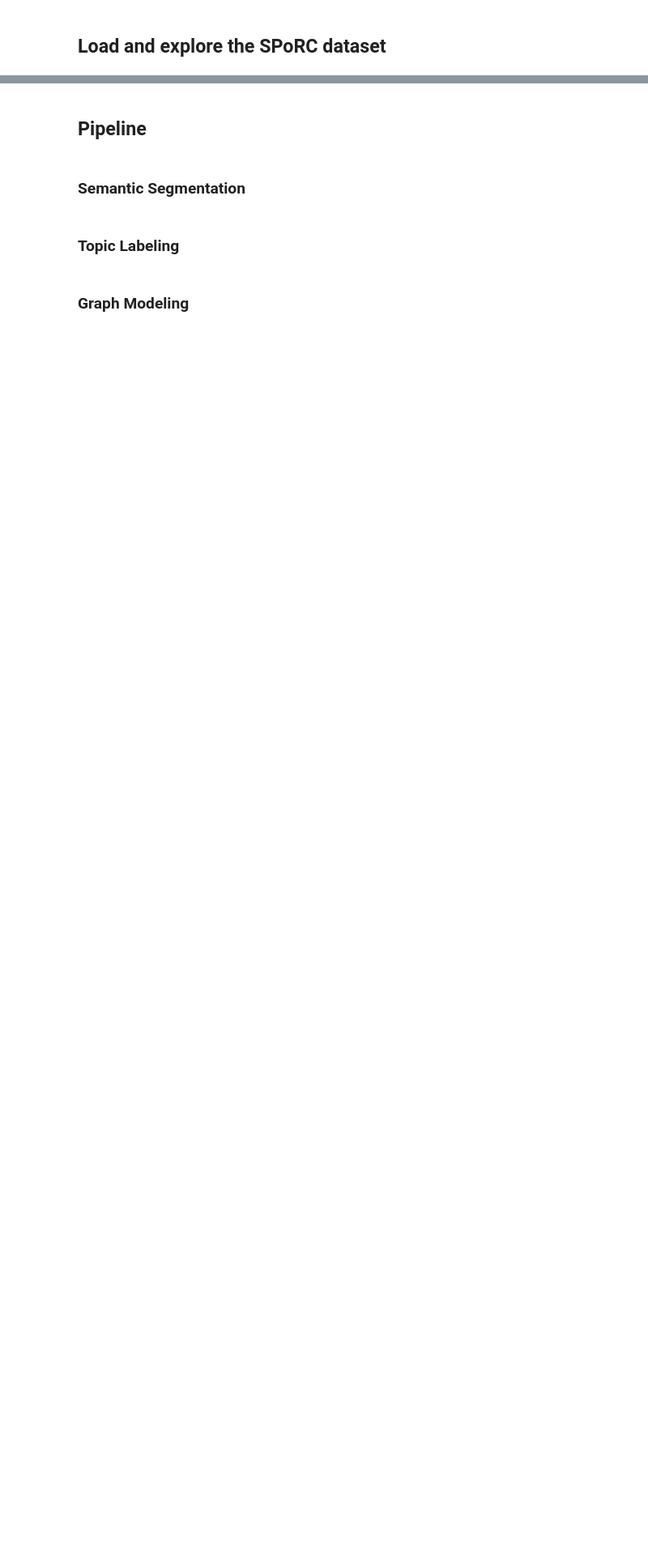
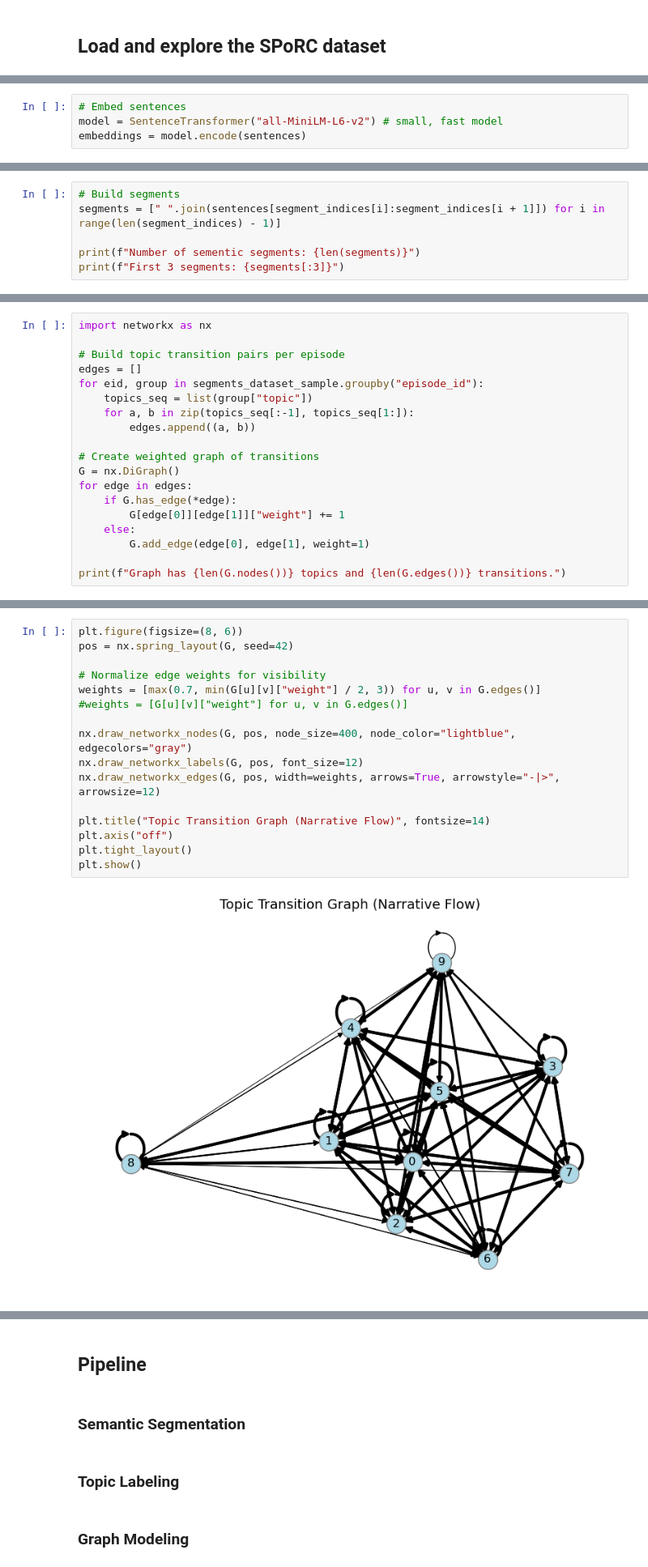
Before and after one commit to au-nlp/project-milestone-p2-group-10, a Jupyter notebook: main.ipynb, the cells around one changed output, grey strips where cells are left out. Shown at 81% size. Cells and saved outputs as stored; diff of their text form; blank space fills up the shorter version.

```diff
--- a/main.ipynb
+++ b/main.ipynb
@@ -12,0 +95,4 @@ ModuleNotFoundError: No module named 'bertopic'
+# %%
+# Embed sentences
+model = SentenceTransformer("all-MiniLM-L6-v2") # small, fast model
+embeddings = model.encode(sentences)
@@ -12,0 +113,6 @@ ModuleNotFoundError: No module named 'bertopic'
+# %%
+# Build segments
+segments = [" ".join(sentences[segment_indices[i]:segment_indices[i + 1]]) for i in range(len(segment_indices) - 1)]
+
+print(f"Number of sementic segments: {len(segments)}")
+print(f"First 3 segments: {segments[:3]}")
@@ -12,0 +233,19 @@ ModuleNotFoundError: No module named 'bertopic'
+# %%
+import networkx as nx
+
+# Build topic transition pairs per episode
+edges = []
+for eid, group in segments_dataset_sample.groupby("episode_id"):
+    topics_seq = list(group["topic"])
+    for a, b in zip(topics_seq[:-1], topics_seq[1:]):
+        edges.append((a, b))
+
+# Create weighted graph of transitions
+G = nx.DiGraph()
+for edge in edges:
+    if G.has_edge(*edge):
+        G[edge[0]][edge[1]]["weight"] += 1
+    else:
+        G.add_edge(edge[0], edge[1], weight=1)
+
+print(f"Graph has {len(G.nodes())} topics and {len(G.edges())} transitions.")
@@ -12,0 +256,18 @@ ModuleNotFoundError: No module named 'bertopic'
+# %%
+plt.figure(figsize=(8, 6))
+pos = nx.spring_layout(G, seed=42)
+
+# Normalize edge weights for visibility
+weights = [max(0.7, min(G[u][v]["weight"] / 2, 3)) for u, v in G.edges()]
+#weights = [G[u][v]["weight"] for u, v in G.edges()]
+
+nx.draw_networkx_nodes(G, pos, node_size=400, node_color="lightblue", edgecolors="gray")
+nx.draw_networkx_labels(G, pos, font_size=12)
+nx.draw_networkx_edges(G, pos, width=weights, arrows=True, arrowstyle="-|>", arrowsize=12)
+
+plt.title("Topic Transition Graph (Narrative Flow)", fontsize=14)
+plt.axis("off")
+plt.tight_layout()
+plt.show()
+# %% [output]
+[figure, added]
```
Also changed, not shown: parts of 29 cells of this notebook.
